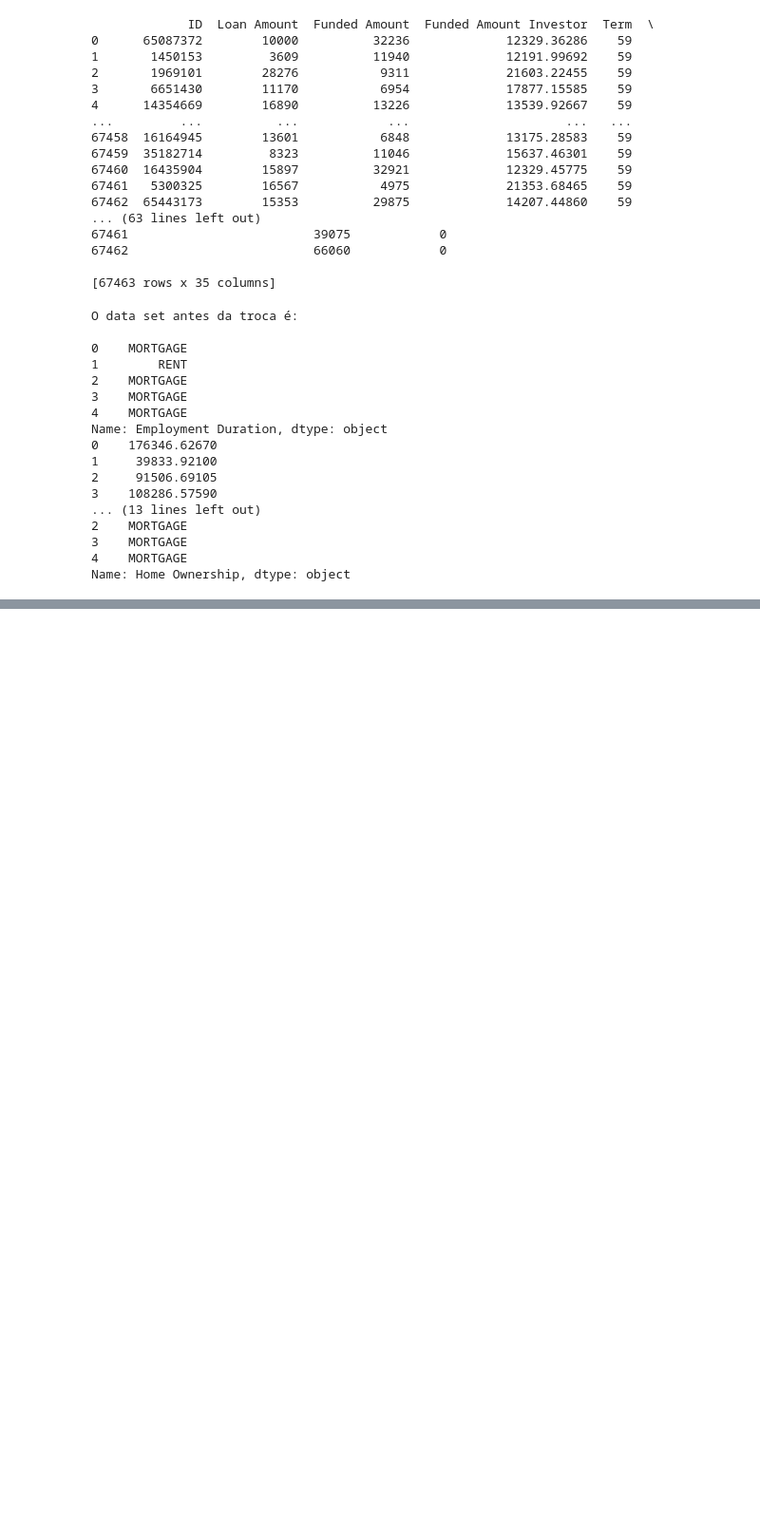
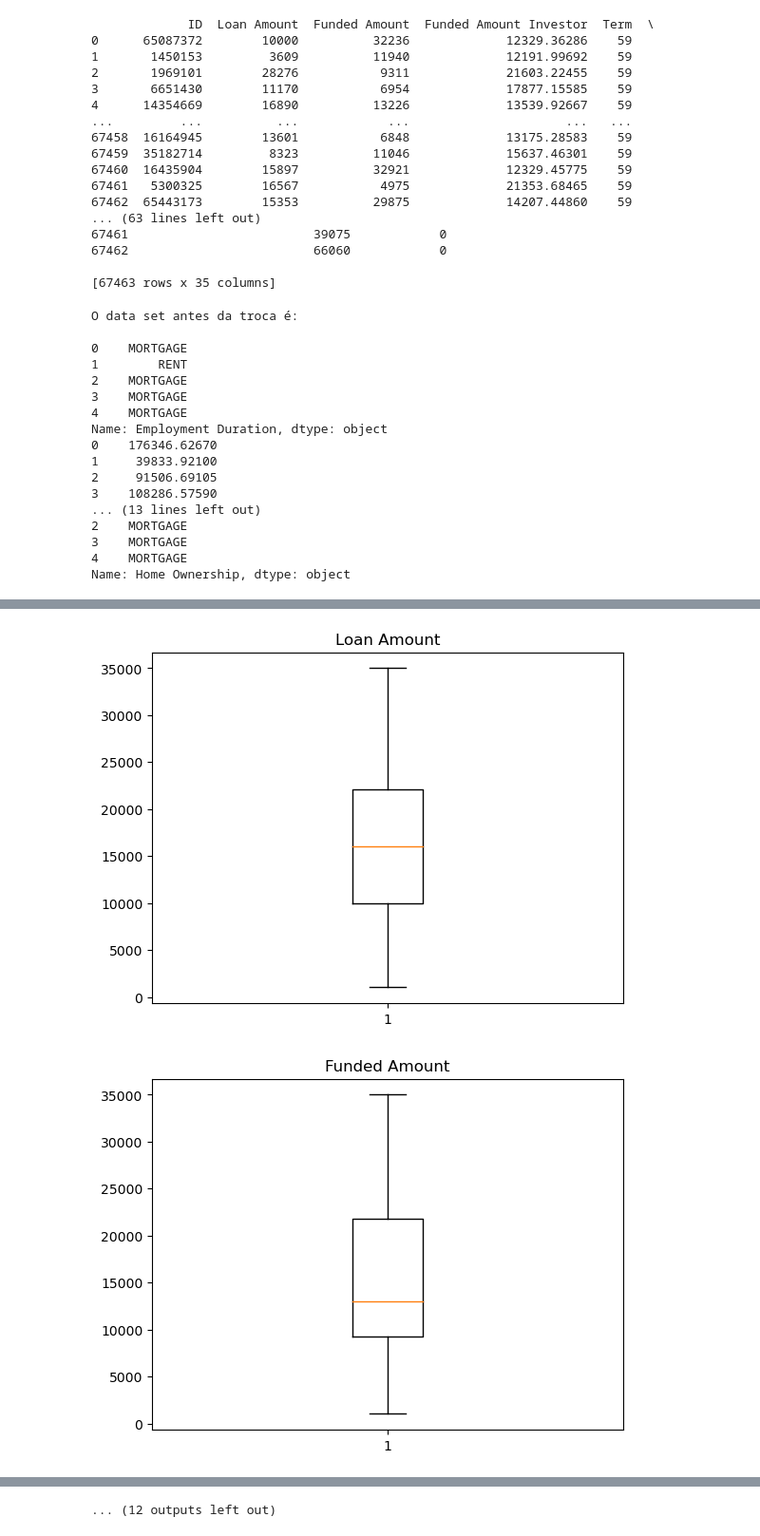
Before and after one commit to valerio1221/mindd, a Jupyter notebook: Trabalho/mindd/trab.ipynb, the cells around one changed output, grey strips where cells are left out. Shown at 95% size. Drawn from its saved outputs; the diff is of its cells as text; code cells hidden in the pictures; blank space fills up the shorter version.

```diff
--- a/Trabalho/mindd/trab.ipynb
+++ b/Trabalho/mindd/trab.ipynb
@@ -268,0 +312,9 @@ plt.show()
+# %%
+# Do boxplot of numerical columns
+for column in numerical_columns:
+    plt.boxplot(df[column])
+    plt.title(column)
+    plt.show()
+# %% [output]
+[figure, added]
+[figure, added]
@@ -269,3 +331,4 @@ plt.show()
+... (12 outputs left out)
 # %%
 # Let's check the correlation between variables
 correlation_num = df[numerical_columns].corr()
```
Also changed, not shown: parts of 14 cells of this notebook.
